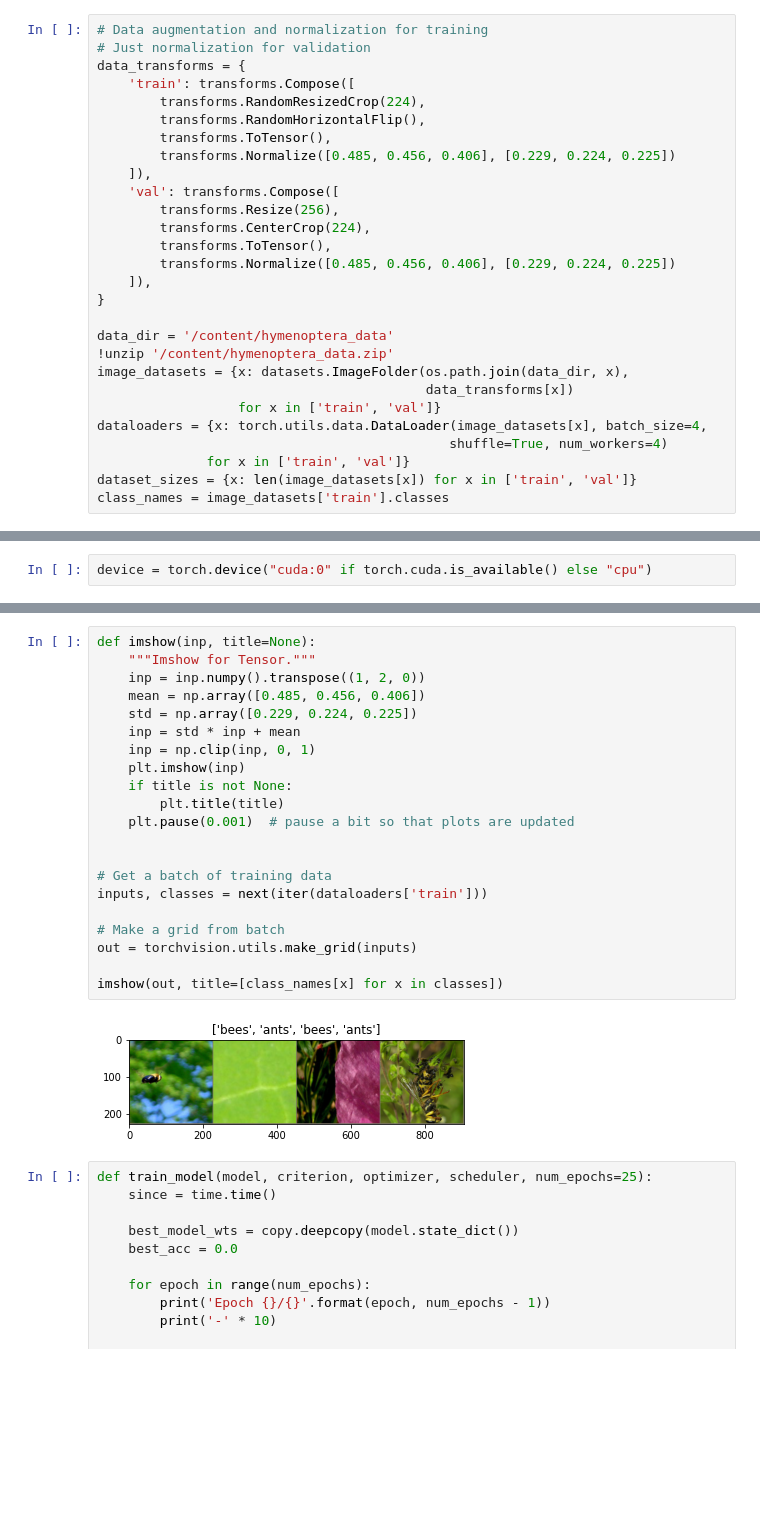
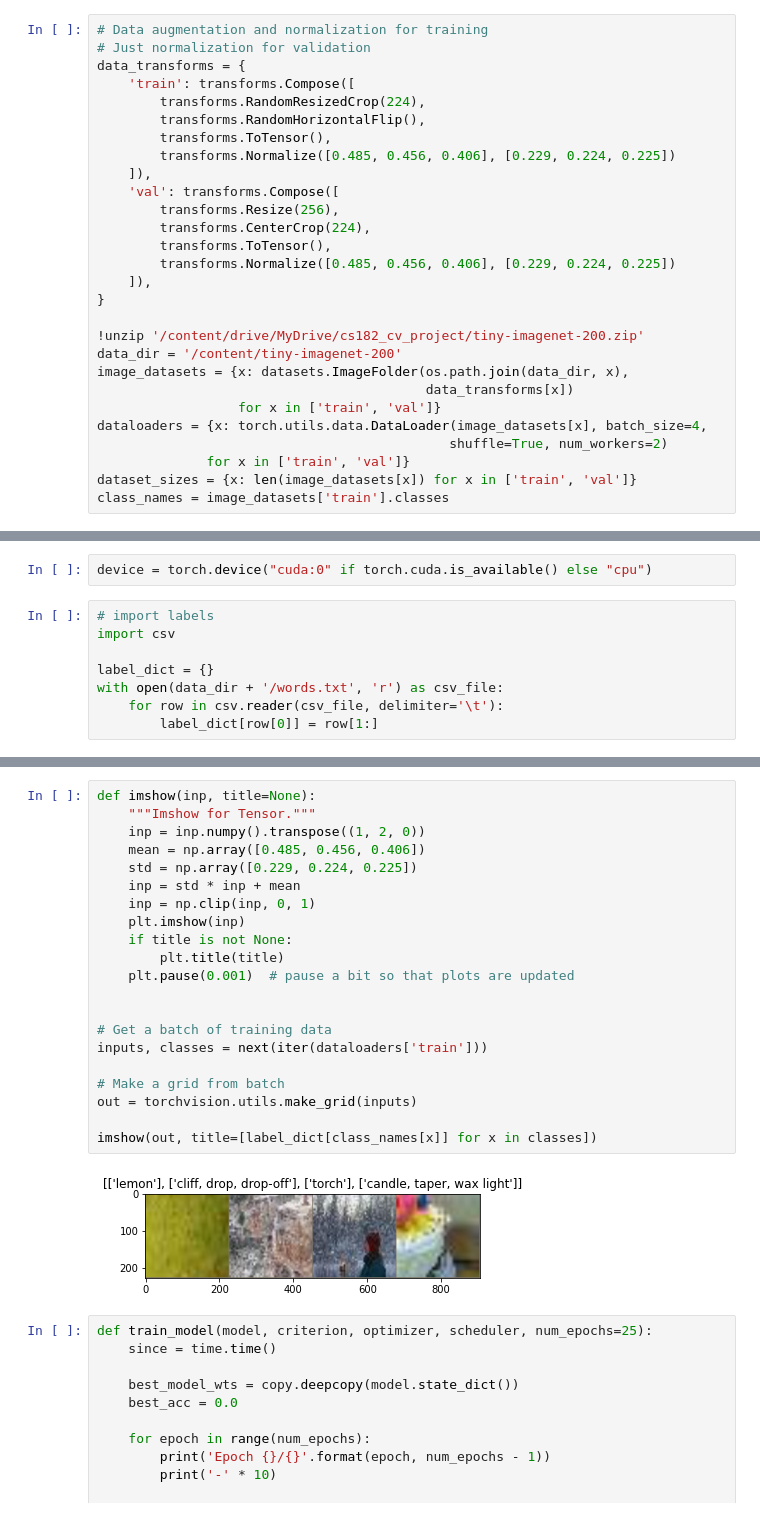
Before and after one commit to Nima104/cs182_cv_project, a Jupyter notebook: ResNet.ipynb, the cells around one changed output, grey strips where cells are left out. Cells and saved outputs as stored; diff of their text form; blank space fills up the shorter version.

Commit message:
Added label dictionary

```diff
--- a/ResNet.ipynb
+++ b/ResNet.ipynb
@@ -41,13 +41,13 @@ data_transforms = {
     ]),
 }
 
-data_dir = '/content/hymenoptera_data'
-!unzip '/content/hymenoptera_data.zip'
+!unzip '/content/drive/MyDrive/cs182_cv_project/tiny-imagenet-200.zip'
+data_dir = '/content/tiny-imagenet-200'
 image_datasets = {x: datasets.ImageFolder(os.path.join(data_dir, x),
                                           data_transforms[x])
                   for x in ['train', 'val']}
 dataloaders = {x: torch.utils.data.DataLoader(image_datasets[x], batch_size=4,
-                                             shuffle=True, num_workers=4)
+                                             shuffle=True, num_workers=2)
               for x in ['train', 'val']}
 dataset_sizes = {x: len(image_datasets[x]) for x in ['train', 'val']}
 class_names = image_datasets['train'].classes
@@ -57,5 +57,13 @@ replace hymenoptera_data/train/ants/0013035.jpg? [y]es, [n]o, [A]ll, [N]one, [r]
 # %%
 device = torch.device("cuda:0" if torch.cuda.is_available() else "cpu")
+# %%
+# import labels
+import csv
+
+label_dict = {}
+with open(data_dir + '/words.txt', 'r') as csv_file:
+    for row in csv.reader(csv_file, delimiter='\t'):
+        label_dict[row[0]] = row[1:]
 # %%
 print(image_datasets)
 print(dataset_sizes)
@@ -82,26 +90,26 @@ cuda:0
 # %%
 def imshow(inp, title=None):
     """Imshow for Tensor."""
     inp = inp.numpy().transpose((1, 2, 0))
     mean = np.array([0.485, 0.456, 0.406])
     std = np.array([0.229, 0.224, 0.225])
     inp = std * inp + mean
     inp = np.clip(inp, 0, 1)
     plt.imshow(inp)
     if title is not None:
         plt.title(title)
     plt.pause(0.001)  # pause a bit so that plots are updated
 
 
 # Get a batch of training data
 inputs, classes = next(iter(dataloaders['train']))
 
 # Make a grid from batch
 out = torchvision.utils.make_grid(inputs)
 
-imshow(out, title=[class_names[x] for x in classes])
+imshow(out, title=[label_dict[class_names[x]] for x in classes])
 # %% [output]
-[figure, old version]
+[figure, new version]
 # %%
 def train_model(model, criterion, optimizer, scheduler, num_epochs=25):
     since = time.time()
```
Also changed, not shown: parts of 4 cells of this notebook.
